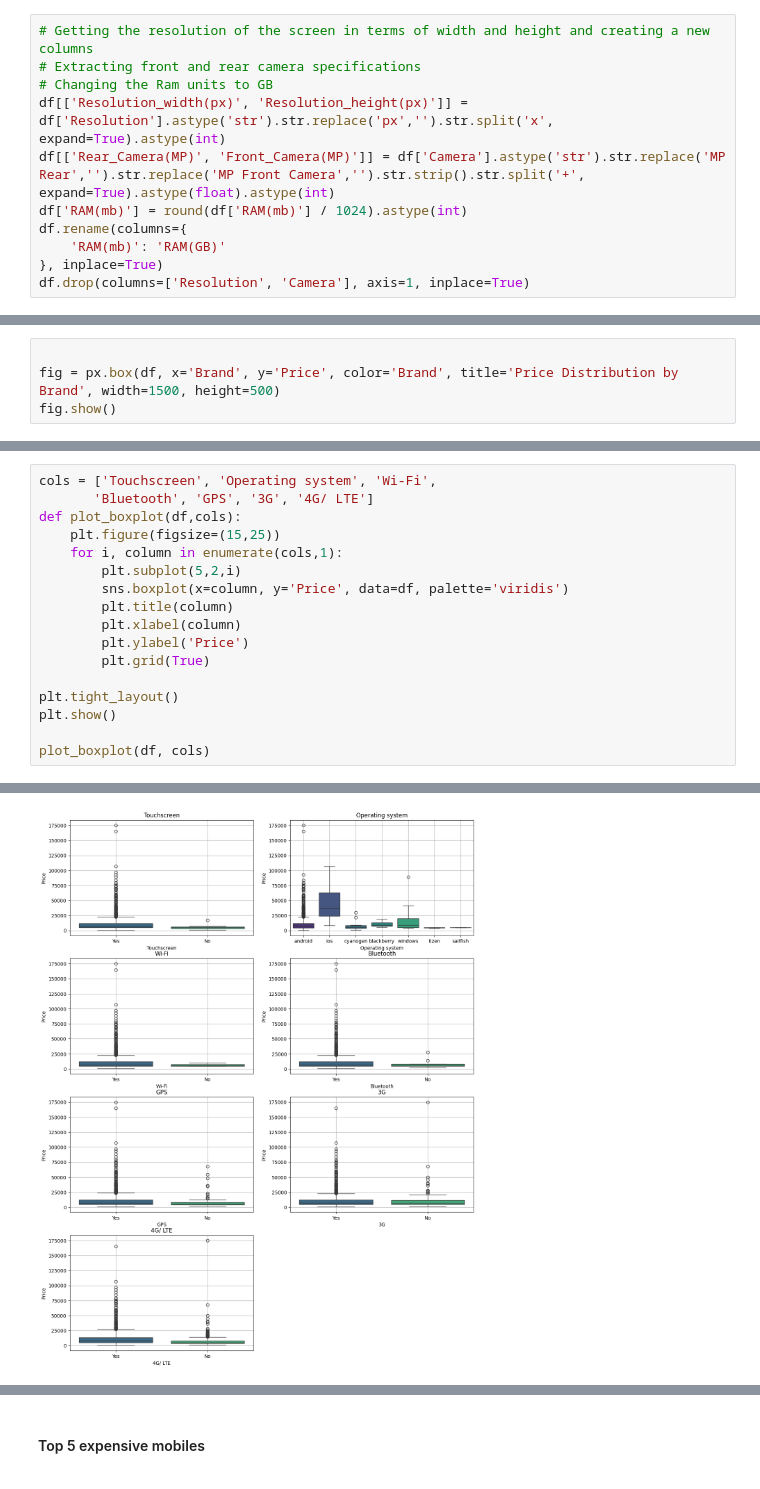
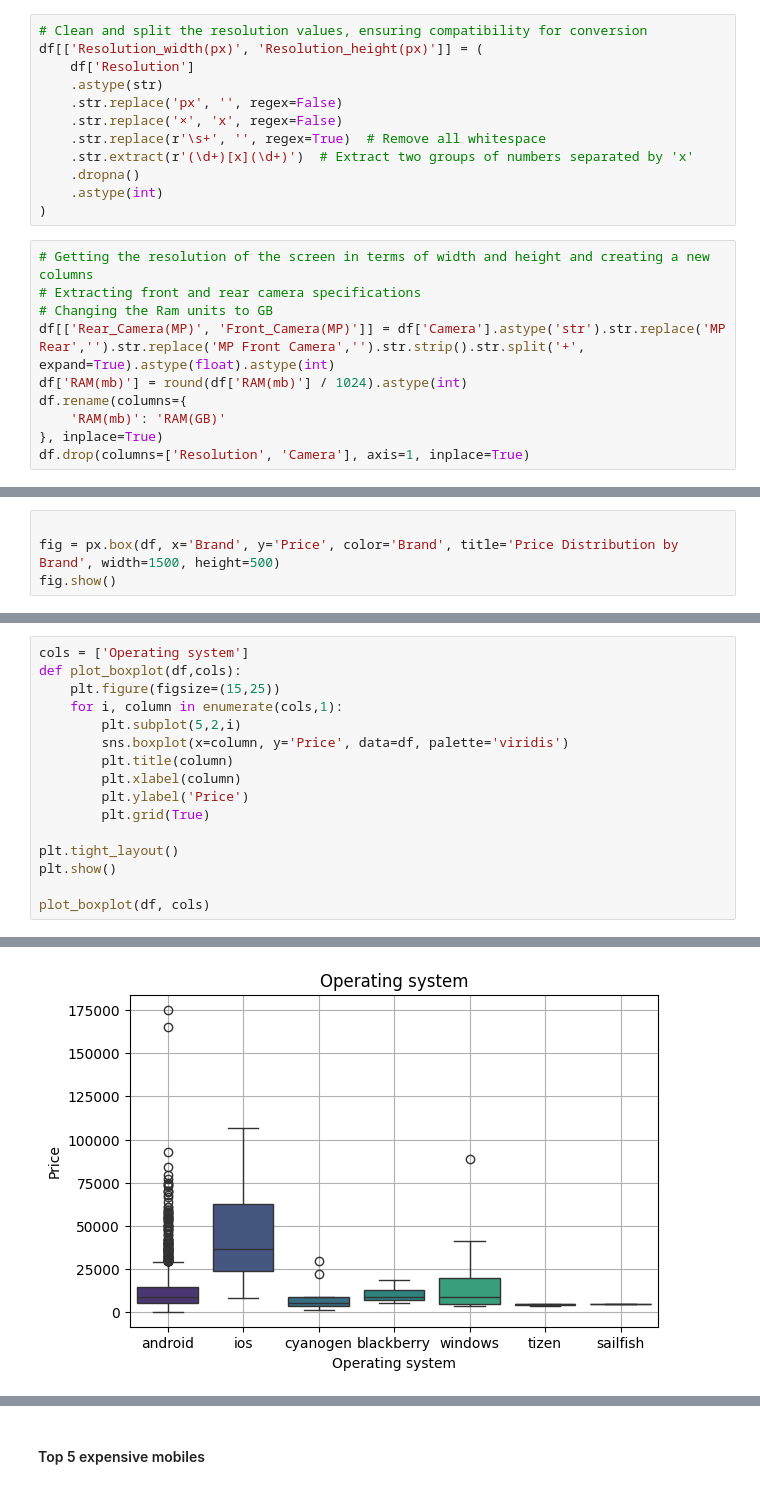
Before and after one commit to Lathacharujenny/MedicalCostExpenses, a Jupyter notebook: notebook/eda.ipynb, the cells around one changed output, grey strips where cells are left out. Drawn from its saved outputs; the diff is of its cells as text.

```diff
--- a/notebook/eda.ipynb
+++ b/notebook/eda.ipynb
@@ -192,10 +174,21 @@ Number of SIMs           0
 Price                    0
 dtype: int64
+# %%
+# Clean and split the resolution values, ensuring compatibility for conversion
+df[['Resolution_width(px)', 'Resolution_height(px)']] = (
+    df['Resolution']
+    .astype(str)
+    .str.replace('px', '', regex=False)
+    .str.replace('×', 'x', regex=False)
+    .str.replace(r'\s+', '', regex=True)  # Remove all whitespace
+    .str.extract(r'(\d+)[x](\d+)')  # Extract two groups of numbers separated by 'x'
+    .dropna()
+    .astype(int)
+)
 # %%
 # Getting the resolution of the screen in terms of width and height and creating a new columns
 # Extracting front and rear camera specifications
 # Changing the Ram units to GB
-df[['Resolution_width(px)', 'Resolution_height(px)']] = df['Resolution'].astype('str').str.replace('px','').str.split('x', expand=True).astype(int)
 df[['Rear_Camera(MP)', 'Front_Camera(MP)']] = df['Camera'].astype('str').str.replace('MP Rear','').str.replace('MP Front Camera','').str.strip().str.split('+', expand=True).astype(float).astype(int)
 df['RAM(mb)'] = round(df['RAM(mb)'] / 1024).astype(int)
 df.rename(columns={
@@ -308,23 +302,22 @@ Index(['Brand', 'Touchscreen', 'Operating system', 'Wi-Fi', 'Bluetooth', 'GPS',
 # %%
-cols = ['Touchscreen', 'Operating system', 'Wi-Fi',
-       'Bluetooth', 'GPS', '3G', '4G/ LTE']
+cols = ['Operating system']
 def plot_boxplot(df,cols):
     plt.figure(figsize=(15,25))
     for i, column in enumerate(cols,1):
         plt.subplot(5,2,i)
         sns.boxplot(x=column, y='Price', data=df, palette='viridis')
         plt.title(column)
         plt.xlabel(column)
         plt.ylabel('Price')
         plt.grid(True)
 
 plt.tight_layout()
 plt.show()
 
 plot_boxplot(df, cols)
 # %% [output]
 <Figure size 640x480 with 0 Axes>
-[figure, old version]
+[figure, new version]
 # %%
 df.head()
 # %% [output]
```
Also changed, not shown: parts of 22 cells of this notebook, 18 other files.
